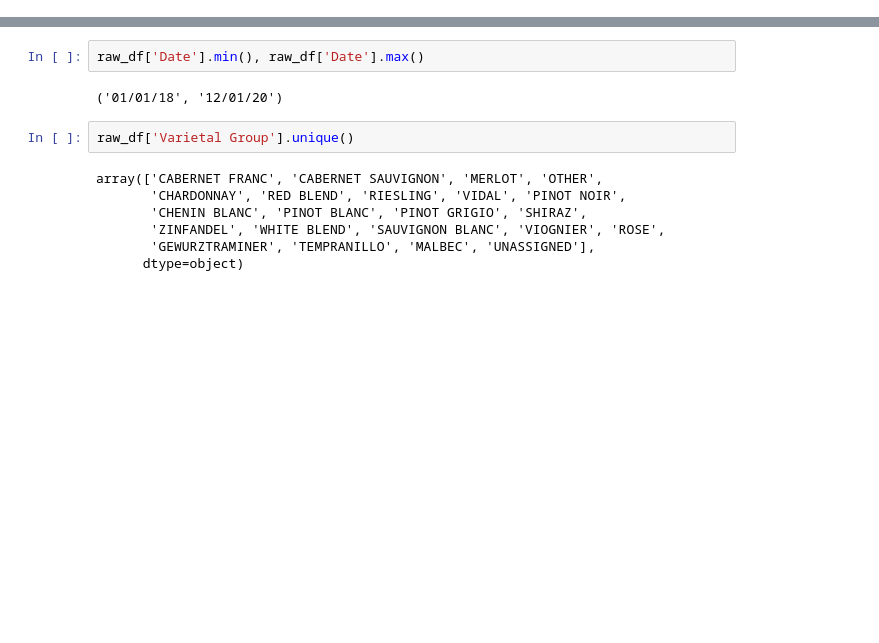
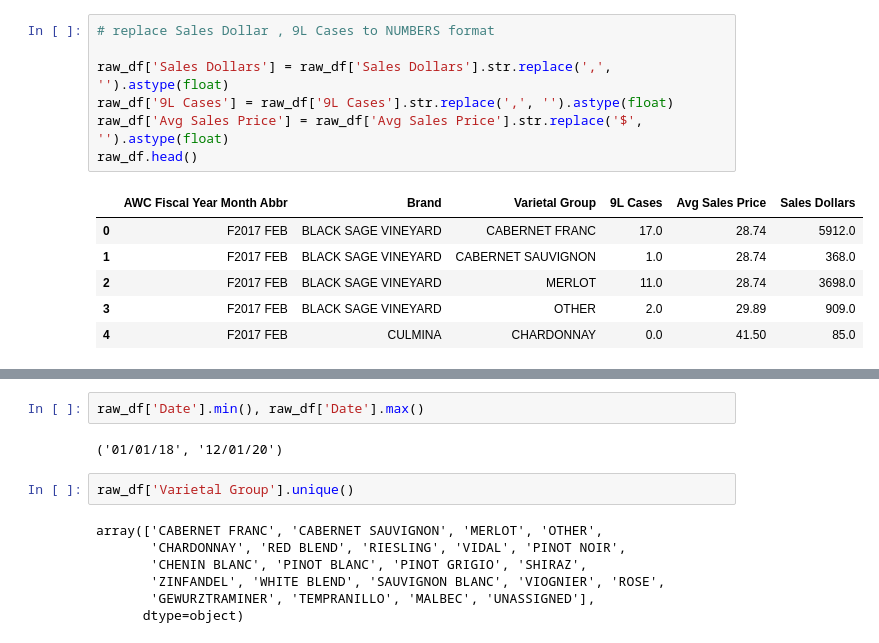
Before and after one commit to fengtastics/111-Capstone, a Jupyter notebook: timeseries_v1.ipynb, the cells around one changed output, grey strips where cells are left out. Cells and saved outputs as stored; diff of their text form; blank space fills up the shorter version.

```diff
--- a/timeseries_v1.ipynb
+++ b/timeseries_v1.ipynb
@@ -27,0 +36,14 @@ raw_df.head()
+# %%
+# replace Sales Dollar , 9L Cases to NUMBERS format
+
+raw_df['Sales Dollars'] = raw_df['Sales Dollars'].str.replace(',', '').astype(float)
+raw_df['9L Cases'] = raw_df['9L Cases'].str.replace(',', '').astype(float)
+raw_df['Avg Sales Price'] = raw_df['Avg Sales Price'].str.replace('$', '').astype(float)
+raw_df.head()
+# %% [output]
+|  | AWC Fiscal Year Month Abbr | Brand | Varietal Group | 9L Cases | Avg Sales Price | Sales Dollars |
+| 0 | F2017 FEB | BLACK SAGE VINEYARD | CABERNET FRANC | 17.0 | 28.74 | 5912.0 |
+| 1 | F2017 FEB | BLACK SAGE VINEYARD | CABERNET SAUVIGNON | 1.0 | 28.74 | 368.0 |
+| 2 | F2017 FEB | BLACK SAGE VINEYARD | MERLOT | 11.0 | 28.74 | 3698.0 |
+| 3 | F2017 FEB | BLACK SAGE VINEYARD | OTHER | 2.0 | 29.89 | 909.0 |
+| 4 | F2017 FEB | CULMINA | CHARDONNAY | 0.0 | 41.50 | 85.0 |
```
Also changed, not shown: parts of 24 cells of this notebook.
